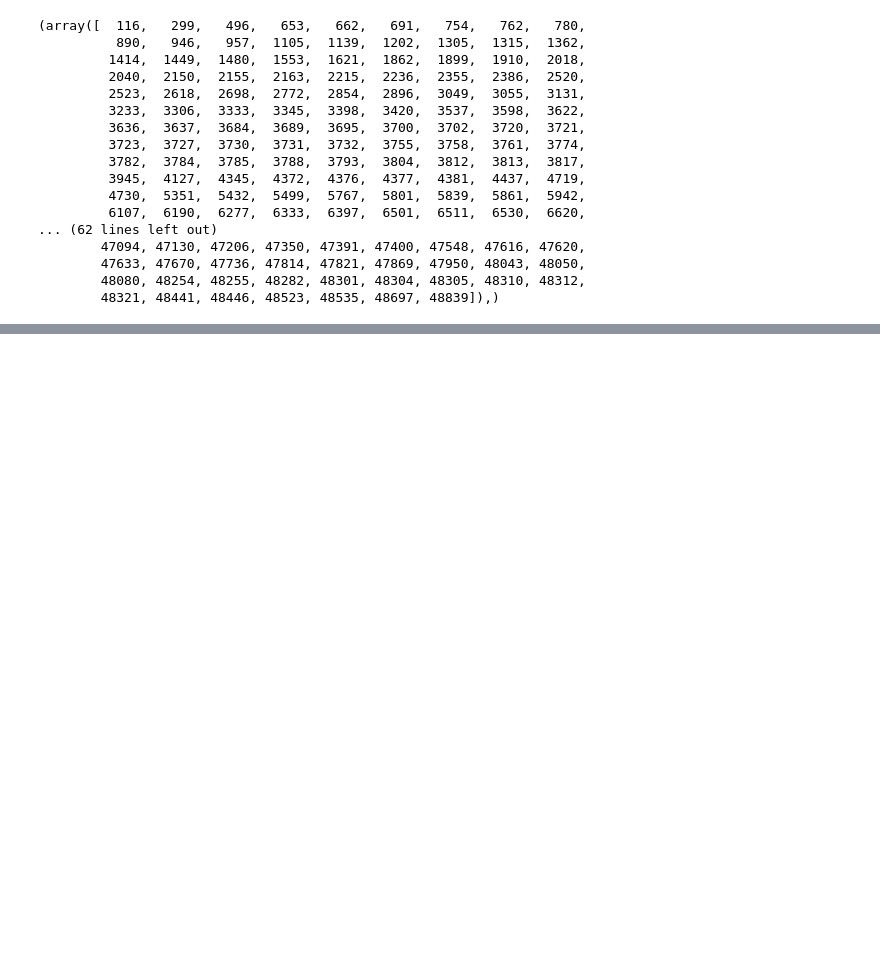
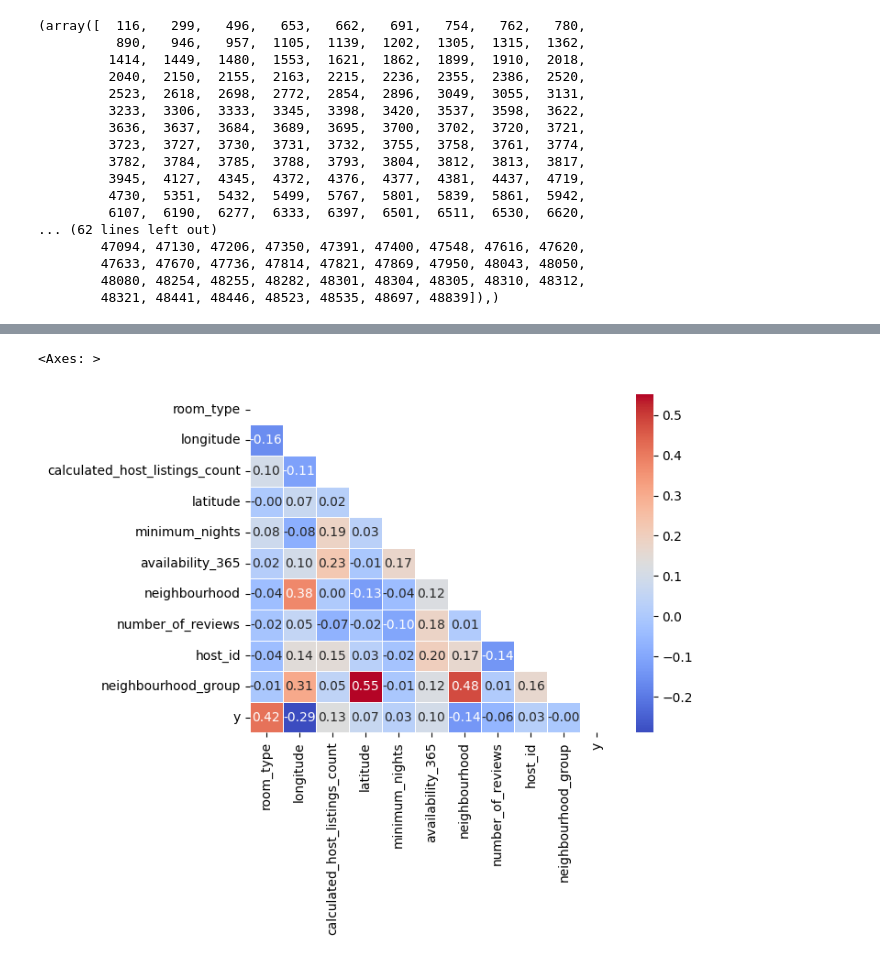
Before and after one commit to EnriqueEsnola/algoritmo-machine-learning, a Jupyter notebook: src/explore.ipynb, the cells around one changed output, grey strips where cells are left out. Cells and saved outputs as stored; diff of their text form; code cells hidden in the pictures; blank space fills up the shorter version.

```diff
--- a/src/explore.ipynb
+++ b/src/explore.ipynb
@@ -184,0 +183,6 @@ X_test.to_csv("../data/processed/X_test.csv", index = False)
+# %%
+# Usamos xgb para conocer la importancia de las características
+xgb_model = xgb.XGBRegressor(objective='reg:squarederror', random_state=42).fit(X_train, y_train)
+df1 = pd.DataFrame({'Feature':X_train.columns, 'Importance':xgb_model.feature_importances_*100})
+df1 = df1.sort_values(by='Importance', ascending=False)
+df1
@@ -184,0 +208,4 @@ X_test.to_csv("../data/processed/X_test.csv", index = False)
+# %%
+# Seleccionamos las características que presentan más de un 1% de importancia
+X_train = X_train[df1[df1.Importance>1]['Feature'].values]
+X_test = X_test[df1[df1.Importance>1]['Feature'].values]
@@ -184,0 +241,9 @@ X_test.to_csv("../data/processed/X_test.csv", index = False)
+# %%
+X_corr = X_train.copy()
+X_corr['y'] = y_train
+corr = X_corr.corr()
+mask = np.triu(np.ones_like(corr, dtype=bool))
+sns.heatmap(corr, mask=mask, annot=True, cmap='coolwarm', linewidths=0.5, fmt='.2f')
+# %% [output]
+<Axes: >
+[figure, added]
```
Also changed, not shown: parts of 8 cells of this notebook.
